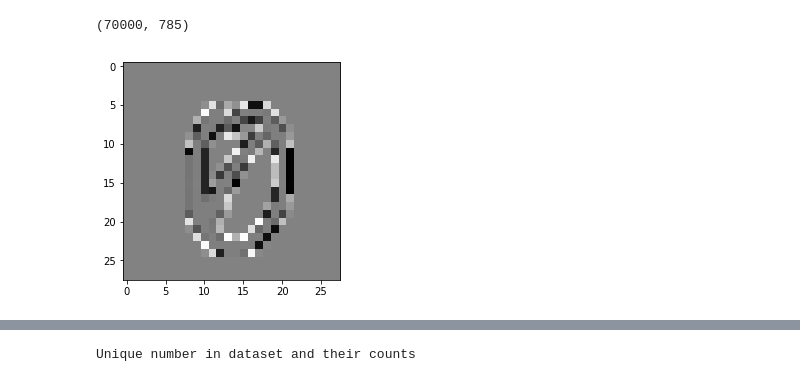
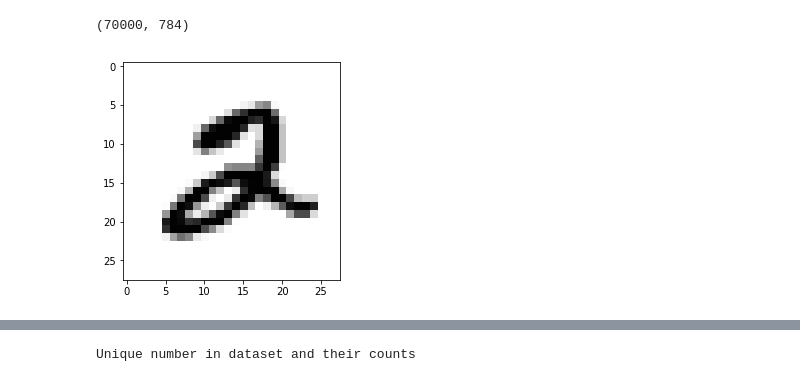
Before and after one commit to namesjoe/numbers_classifier, a Jupyter notebook: clf_1.ipynb, the cells around one changed output, grey strips where cells are left out. Drawn from its saved outputs; the diff is of its cells as text; code cells hidden in the pictures.

```diff
--- a/clf_1.ipynb
+++ b/clf_1.ipynb
@@ -14,4 +11,0 @@ mnist = np.load('mnist.npy')
-# %%
-mnist.shape
-# %% [output]
-(70000, 785)
@@ -21,15 +13,23 @@ X, y = mnist[:,1:], mnist[:,0]
 %matplotlib inline
 import matplotlib , matplotlib.pyplot as plt
 # %%
+from sklearn.datasets import fetch_openml
+mnist = fetch_openml('mnist_784', version=1, cache=True)
+mnist.target = mnist.target.astype(np.int8)
 np.random.seed(1)
 rand_digit = np.random.choice(np.arange(len(mnist)))
+# %%
+X, y = mnist["data"], mnist["target"]
+X.shape
+# %% [output]
+(70000, 784)
 # %%
 dig_img = X[rand_digit].reshape(28,28)
+plt.imshow(dig_img, cmap = matplotlib.cm.binary,
+           interpolation="nearest")
+plt.show()
+# %% [output]
+[figure, added]
-# %%
-plt.imshow(dig_img, cmap = 'gray', interpolation='none')
-plt.show()
-# %% [output]
-[figure, removed]
 # %%
 print (f'Number on the picture is {y[rand_digit]}')
 # %% [output]
```
Also changed, not shown: parts of 26 cells of this notebook.
